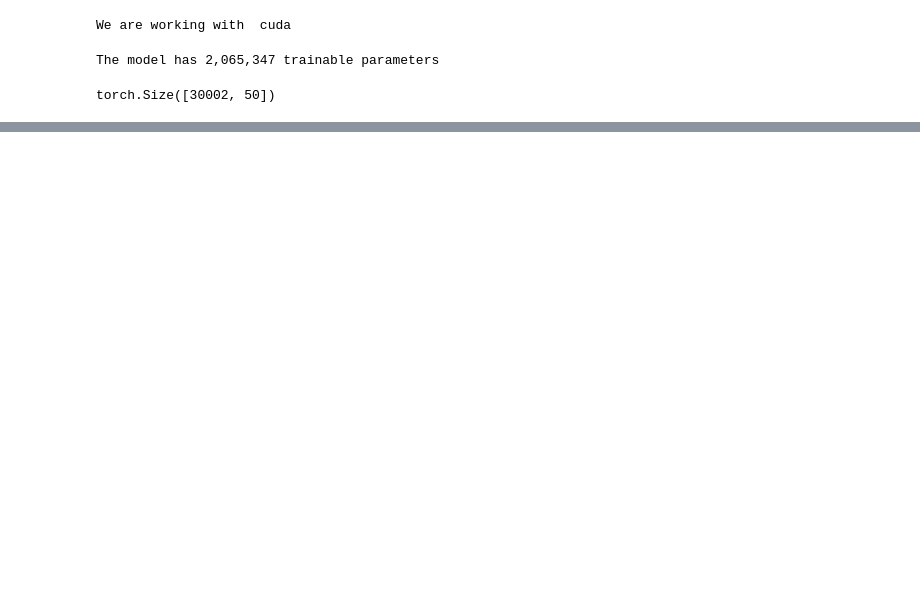
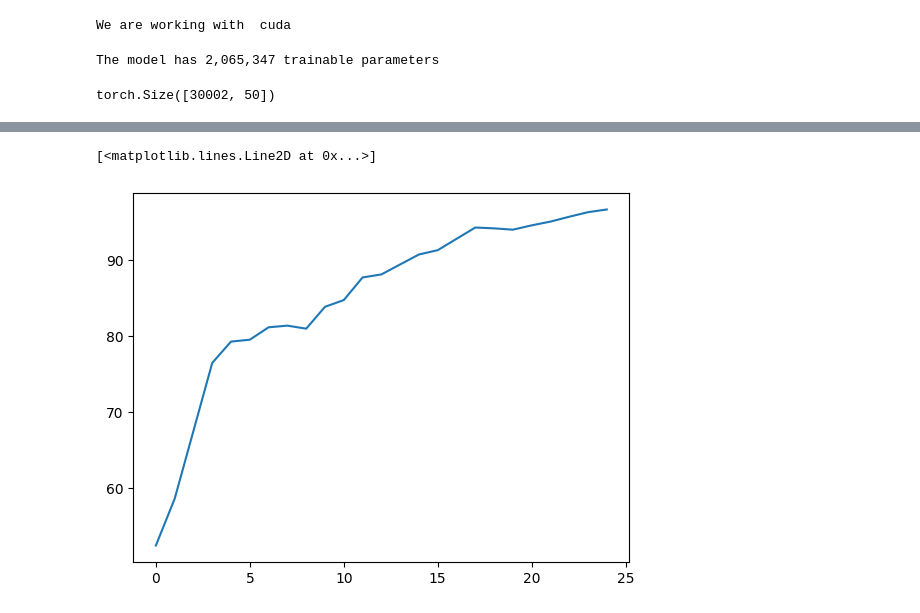
Before and after one commit to ganeshred/NLPAuthorshipAttributionNLM, a Jupyter notebook: bi_LSTM_task2.ipynb, the cells around one changed output, grey strips where cells are left out. Drawn from its saved outputs; the diff is of its cells as text; code cells hidden in the pictures; blank space fills up the shorter version.

```diff
--- a/bi_LSTM_task2.ipynb
+++ b/bi_LSTM_task2.ipynb
@@ -372,0 +390,5 @@ Test Loss: 0.411 | Test Acc: 81.04%
+# %%
+plt.plot(train_accs)
+# %% [output]
+[<matplotlib.lines.Line2D at 0x...>]
+[figure, added]
```
Also changed, not shown: parts of 22 cells of this notebook.
